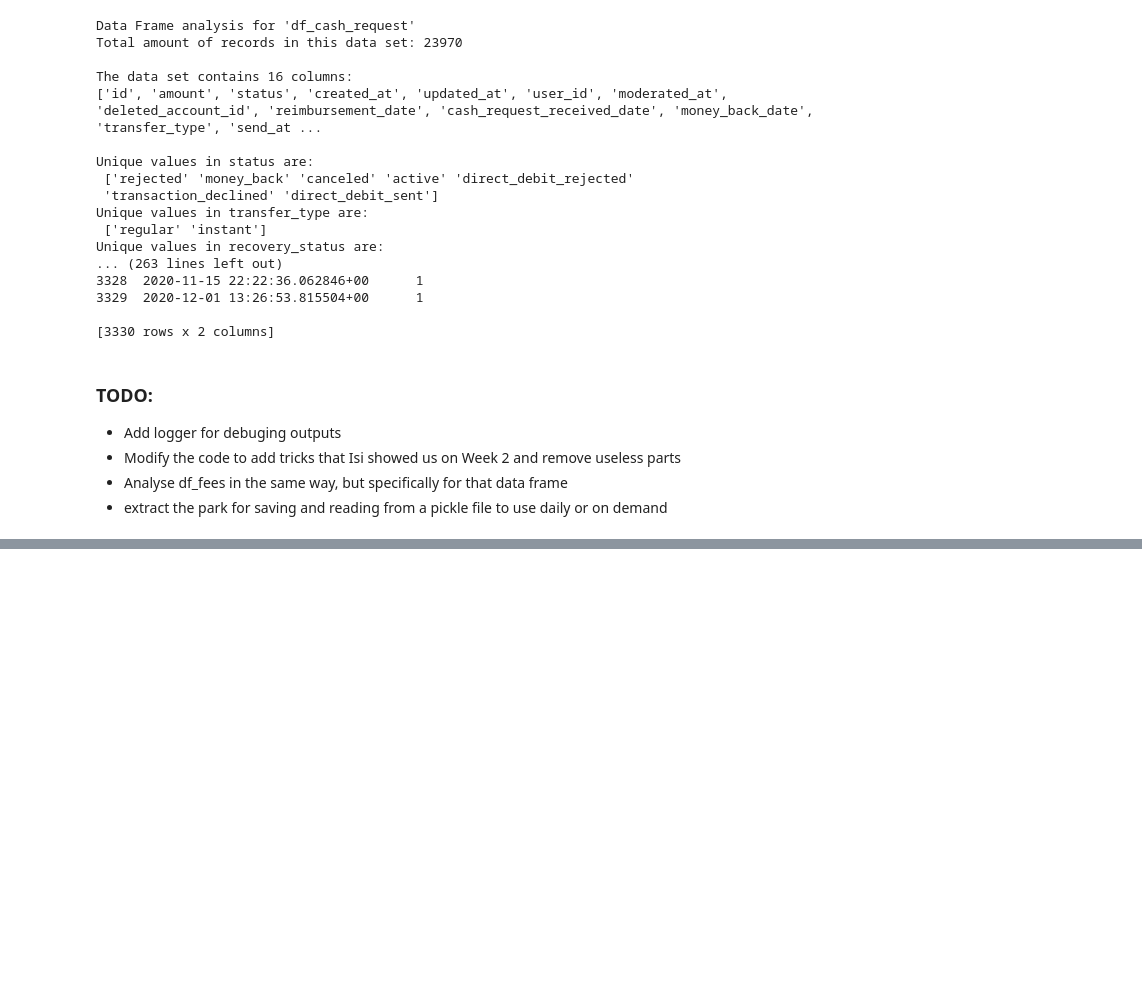
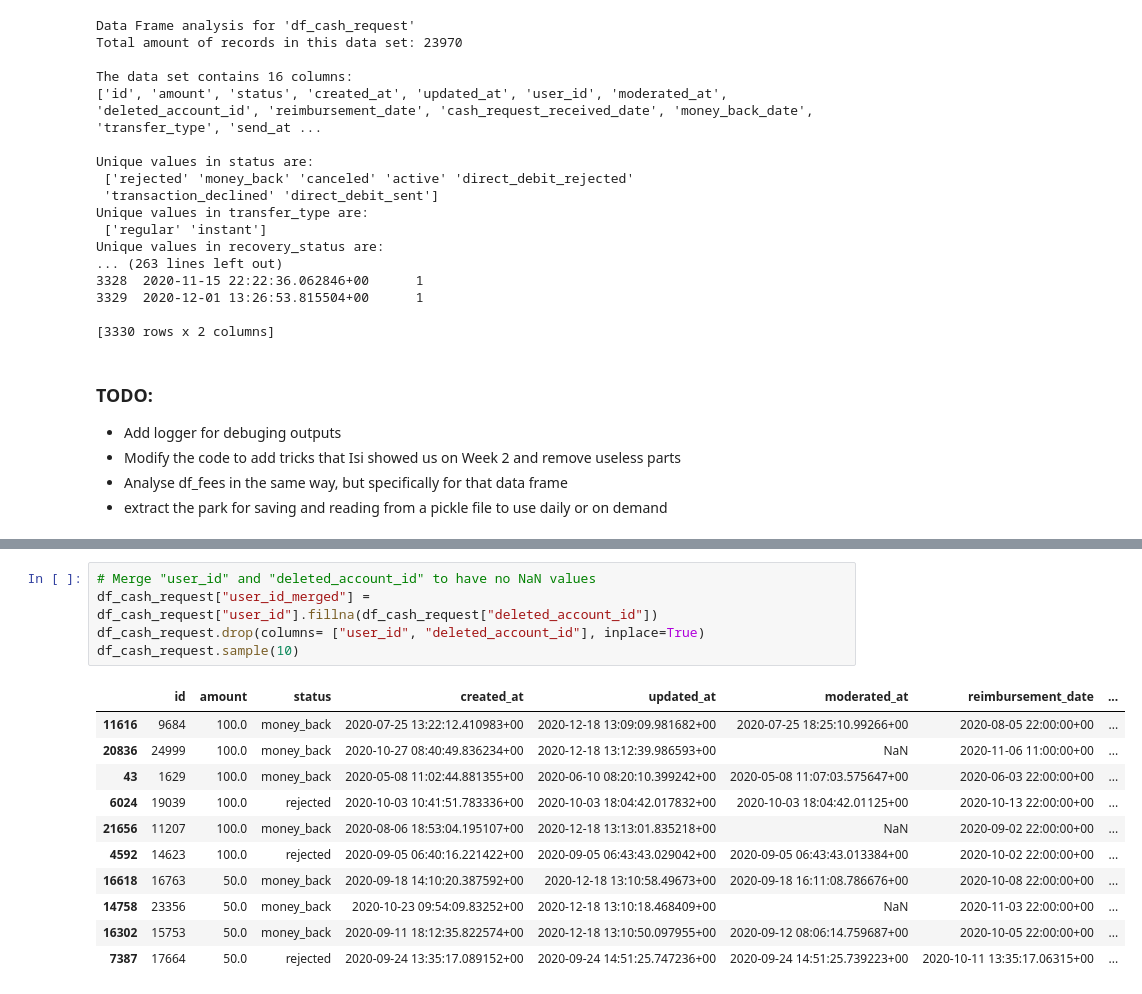
Before and after one commit to martaverfer/project-1-ironhack-payments-2-en, a Jupyter notebook: jupyter_notebooks/Fani.ipynb, the cells around one changed output, grey strips where cells are left out. Drawn from its saved outputs; the diff is of its cells as text; blank space fills up the shorter version.

```diff
--- a/jupyter_notebooks/Fani.ipynb
+++ b/jupyter_notebooks/Fani.ipynb
@@ -177,0 +305,17 @@ Unique values in recovery_status are:
+# %%
+# Merge "user_id" and "deleted_account_id" to have no NaN values
+df_cash_request["user_id_merged"] = df_cash_request["user_id"].fillna(df_cash_request["deleted_account_id"])
+df_cash_request.drop(columns= ["user_id", "deleted_account_id"], inplace=True)
+df_cash_request.sample(10)
+# %% [output]
+|  | id | amount | status | created_at | updated_at | moderated_at | reimbursement_date | ... |
+| 11616 | 9684 | 100.0 | money_back | 2020-07-25 13:22:12.410983+00 | 2020-12-18 13:09:09.981682+00 | 2020-07-25 18:25:10.99266+00 | 2020-08-05 22:00:00+00 | ... |
+| 20836 | 24999 | 100.0 | money_back | 2020-10-27 08:40:49.836234+00 | 2020-12-18 13:12:39.986593+00 | NaN | 2020-11-06 11:00:00+00 | ... |
+| 43 | 1629 | 100.0 | money_back | 2020-05-08 11:02:44.881355+00 | 2020-06-10 08:20:10.399242+00 | 2020-05-08 11:07:03.575647+00 | 2020-06-03 22:00:00+00 | ... |
+| 6024 | 19039 | 100.0 | rejected | 2020-10-03 10:41:51.783336+00 | 2020-10-03 18:04:42.017832+00 | 2020-10-03 18:04:42.01125+00 | 2020-10-13 22:00:00+00 | ... |
+| 21656 | 11207 | 100.0 | money_back | 2020-08-06 18:53:04.195107+00 | 2020-12-18 13:13:01.835218+00 | NaN | 2020-09-02 22:00:00+00 | ... |
+| 4592 | 14623 | 100.0 | rejected | 2020-09-05 06:40:16.221422+00 | 2020-09-05 06:43:43.029042+00 | 2020-09-05 06:43:43.013384+00 | 2020-10-02 22:00:00+00 | ... |
+| 16618 | 16763 | 50.0 | money_back | 2020-09-18 14:10:20.387592+00 | 2020-12-18 13:10:58.49673+00 | 2020-09-18 16:11:08.786676+00 | 2020-10-08 22:00:00+00 | ... |
+| 14758 | 23356 | 50.0 | money_back | 2020-10-23 09:54:09.83252+00 | 2020-12-18 13:10:18.468409+00 | NaN | 2020-11-03 22:00:00+00 | ... |
+| 16302 | 15753 | 50.0 | money_back | 2020-09-11 18:12:35.822574+00 | 2020-12-18 13:10:50.097955+00 | 2020-09-12 08:06:14.759687+00 | 2020-10-05 22:00:00+00 | ... |
+| 7387 | 17664 | 50.0 | rejected | 2020-09-24 13:35:17.089152+00 | 2020-09-24 14:51:25.747236+00 | 2020-09-24 14:51:25.739223+00 | 2020-10-11 13:35:17.06315+00 | ... |
```
Also changed, not shown: parts of 19 cells of this notebook, 2 other files.
